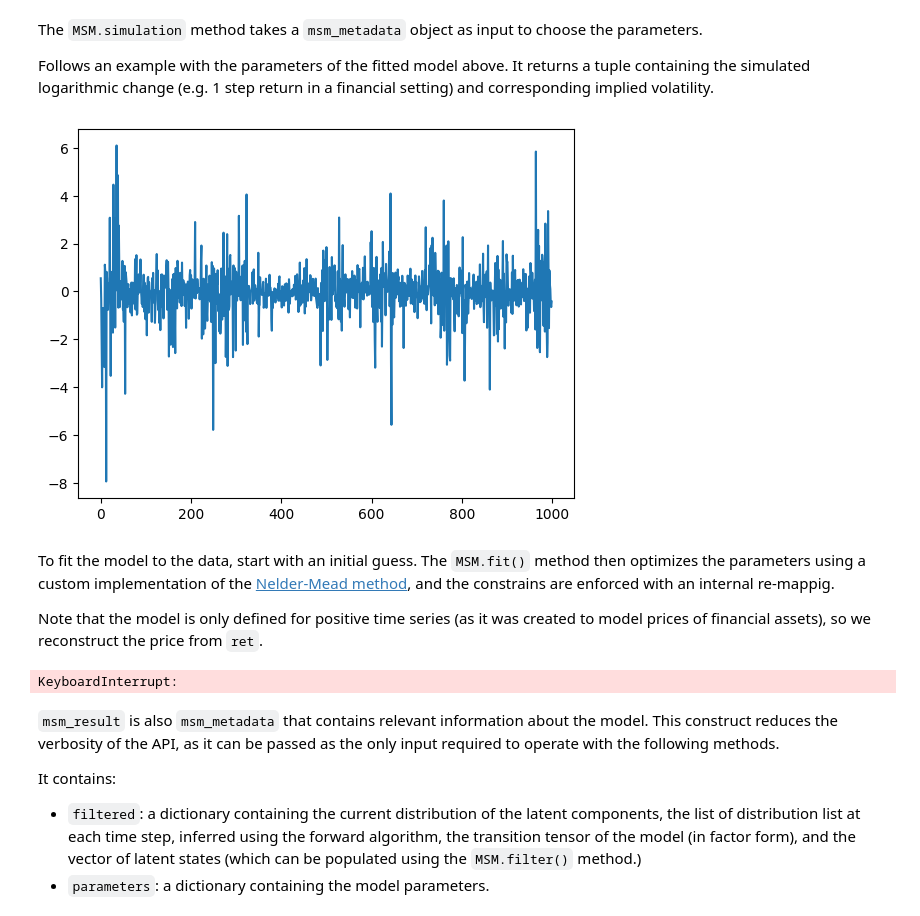
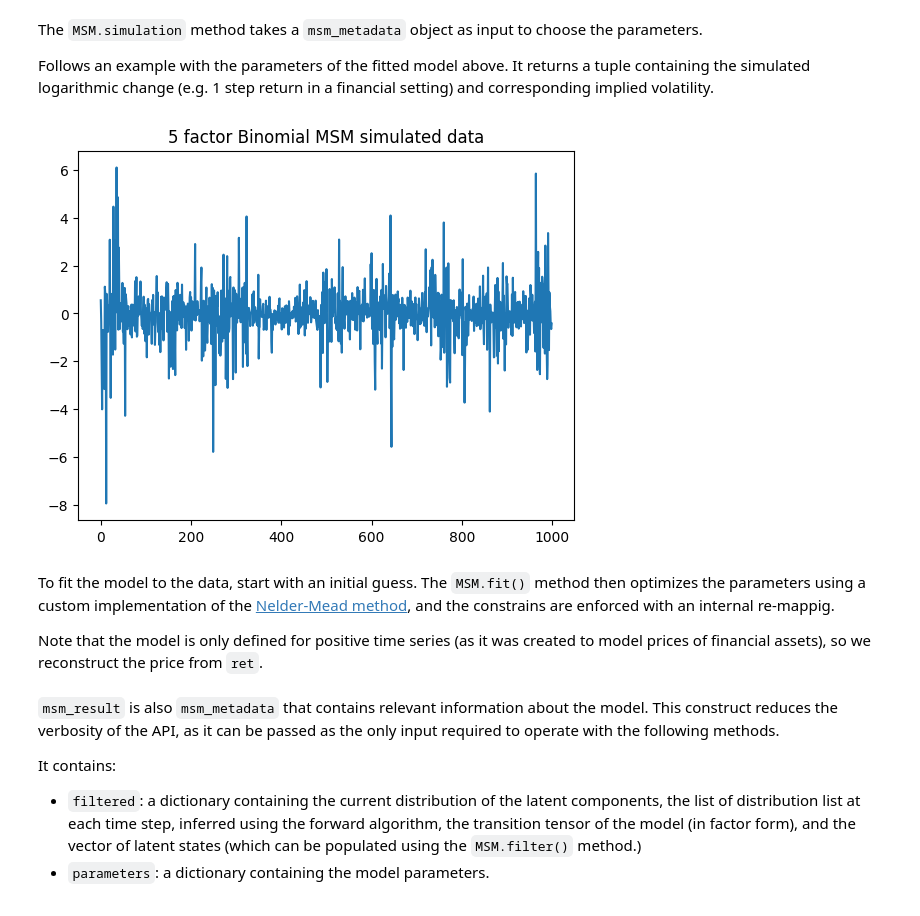
Before and after one commit to AlfredoDiodati/fractrics, a Jupyter notebook: notebooks/MSM_example.ipynb, the cells around one changed output. Saved outputs shown, nothing was run; the diff lists cells and outputs as text; code cells hidden in the pictures.

```diff
--- a/notebooks/MSM_example.ipynb
+++ b/notebooks/MSM_example.ipynb
@@ -43,10 +43,11 @@ Follows an example with the parameters of the fitted model above. It returns a t
 # %%
 import matplotlib.pyplot as plt
 ret, vol = MSM.simulation(n_simulations = 1000, model_info = model, seed=123)
 plt.plot(ret)
+plt.title(f"{model.num_latent} factor Binomial MSM simulated data")
 plt.show()
 # %% [output]
-[figure, old version]
+[figure, new version]
 # %% [markdown]
 To fit the model to the data, start with an initial guess. The `MSM.fit()` method then optimizes the parameters using a custom implementation of the [Nelder-Mead method](https://en.wikipedia.org/wiki/Nelder%E2%80%93Mead_method), and the constrains are enforced with an internal re-mappig.
 
@@ -55,9 +56,7 @@ Note that the model is only defined for positive time series (as it was created
 from dataclasses import replace
 x = jnp.exp(jnp.cumsum(ret))
 model = replace(model, data=x)
-msm_result = MSM.fit(model, max_iter=1000, solver='momentum_gd')
+msm_result = MSM.fit(model, max_iter=1000, solver='nelder-mead')
-# %% [output]
-KeyboardInterrupt:
 # %% [markdown]
 `msm_result` is also `msm_metadata` that contains relevant information about the model. This construct reduces the verbosity of the API, as it can be passed as the only input required to operate with the following methods.
 
```
Also changed, not shown: 1 other file.
